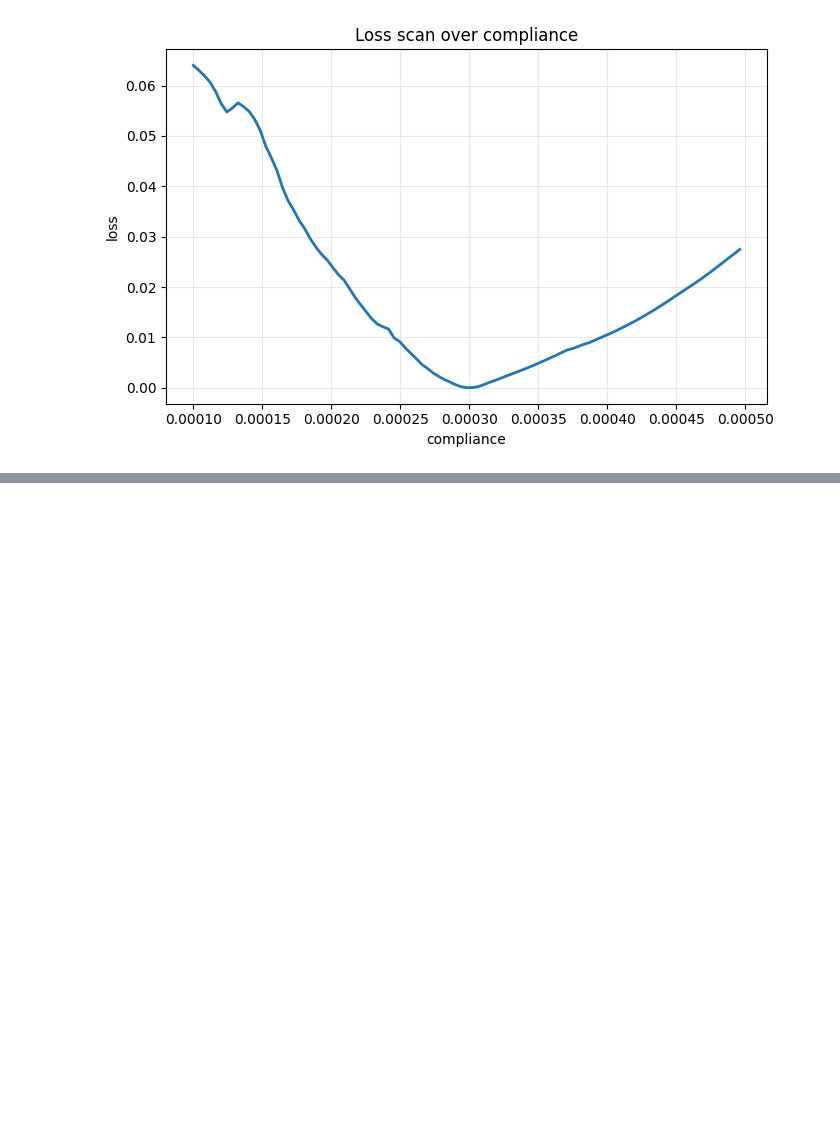
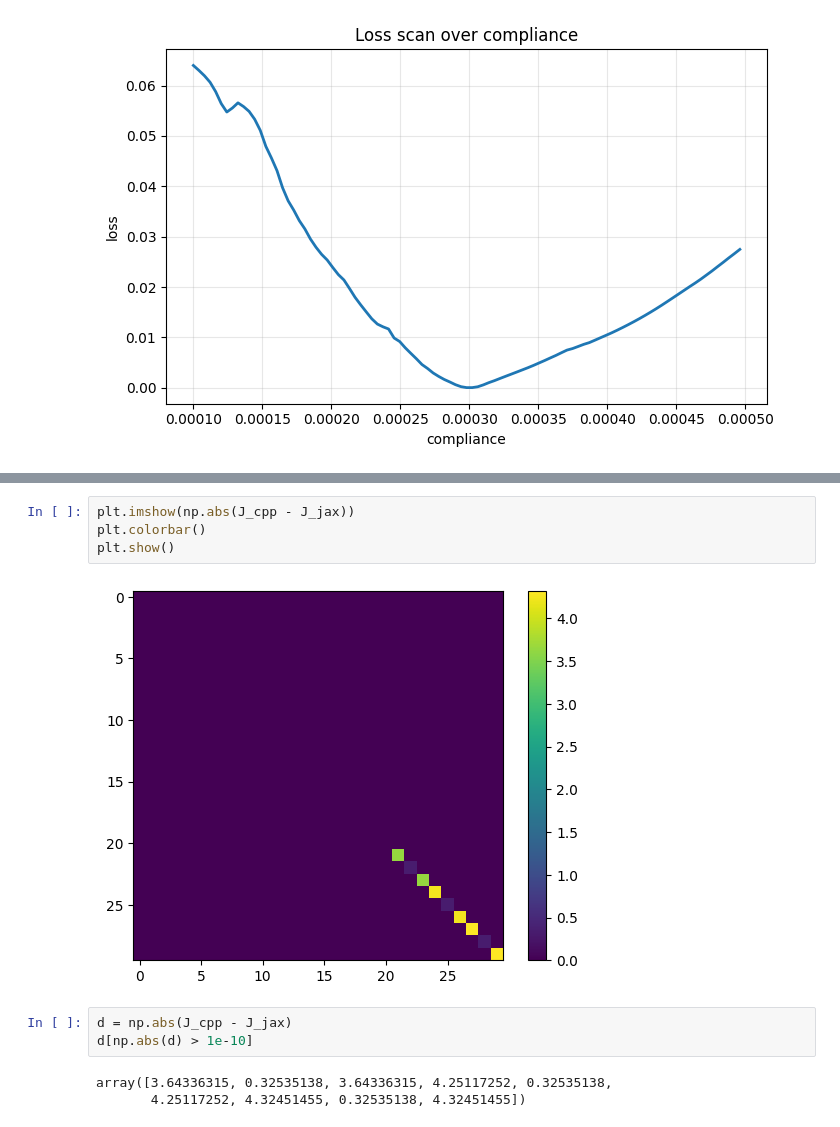
Before and after one commit to boris1828/diffdefo, a Jupyter notebook: compare.ipynb, the cells around one changed output, grey strips where cells are left out. Drawn from its saved outputs; the diff is of its cells as text; blank space fills up the shorter version.

```diff
--- a/compare.ipynb
+++ b/compare.ipynb
@@ -37,0 +120,12 @@ plt.show()
+# %%
+plt.imshow(np.abs(J_cpp - J_jax))
+plt.colorbar()
+plt.show()
+# %% [output]
+[figure, added]
+# %%
+d = np.abs(J_cpp - J_jax)
+d[np.abs(d) > 1e-10]
+# %% [output]
+array([3.64336315, 0.32535138, 3.64336315, 4.25117252, 0.32535138,
+       4.25117252, 4.32451455, 0.32535138, 4.32451455])
```
Also changed, not shown: parts of 4 cells of this notebook, 3 other files.
